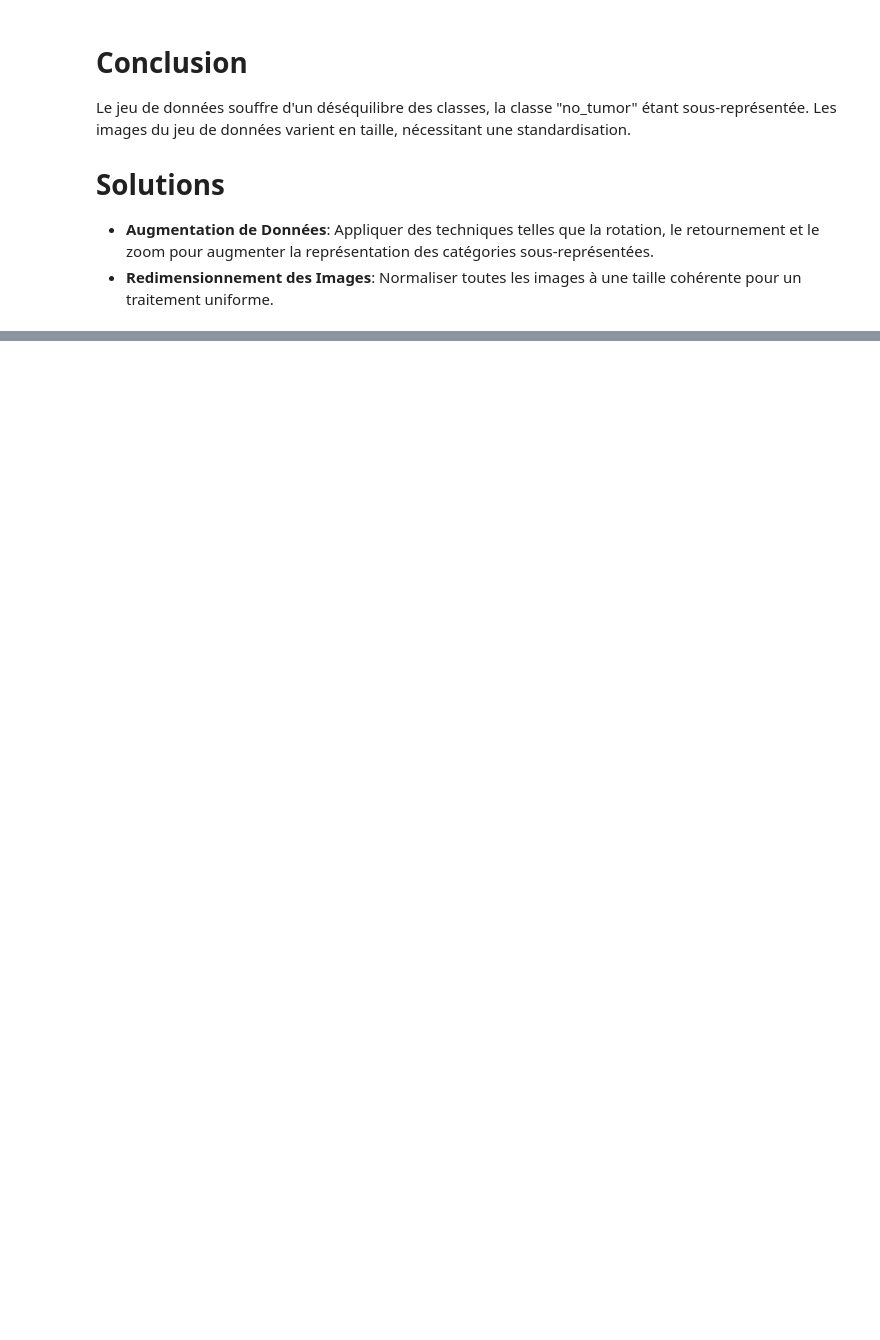
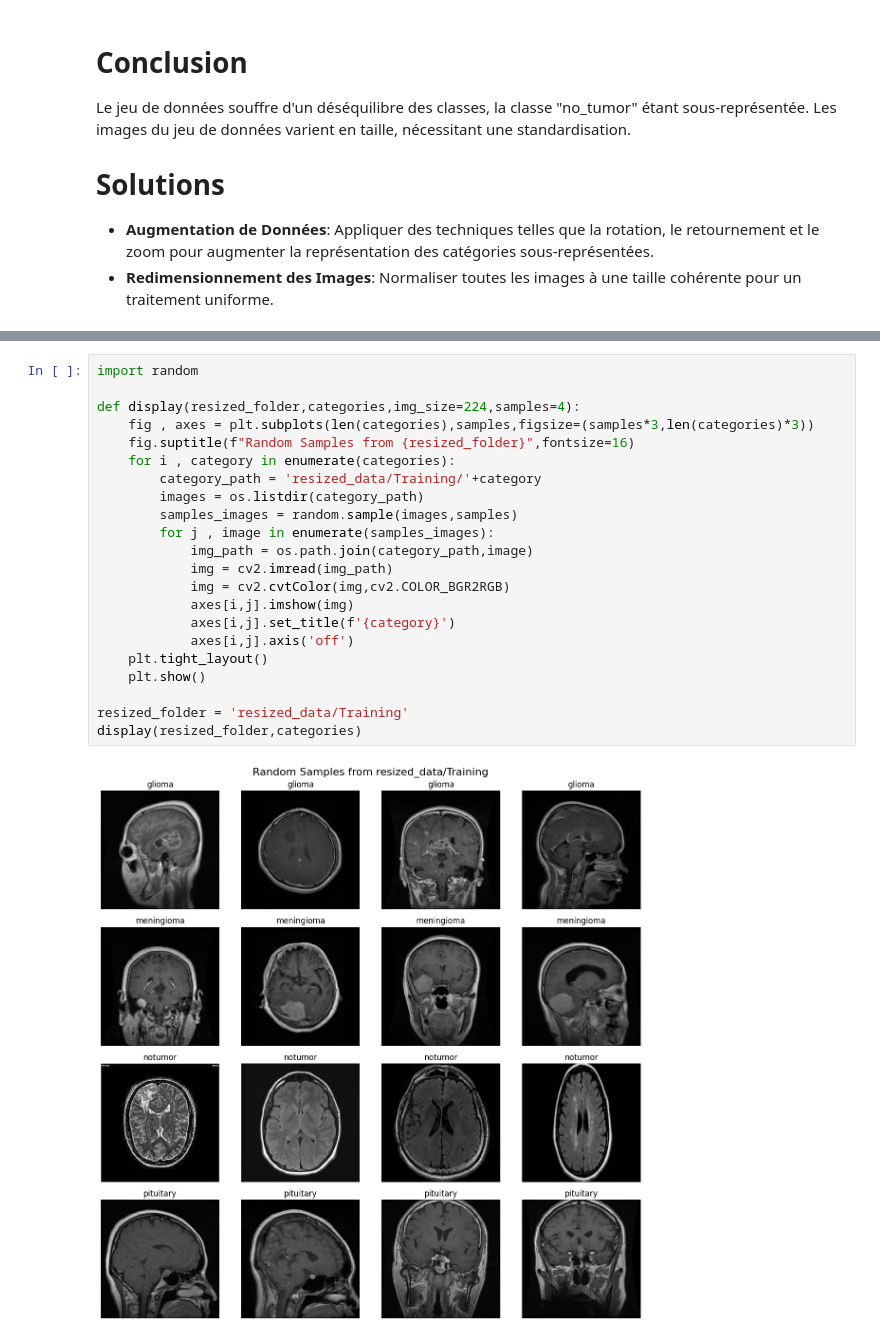
Before and after one commit to NamousNassim/DataMining_Project, a Jupyter notebook: notebooks/main.ipynb, the cells around one changed output, grey strips where cells are left out. Saved outputs shown, nothing was run; the diff lists cells and outputs as text; blank space fills up the shorter version.

```diff
--- a/notebooks/main.ipynb
+++ b/notebooks/main.ipynb
@@ -122,0 +174,24 @@ Les images du jeu de données varient en taille, nécessitant une standardisatio
+# %%
+import random
+
+def display(resized_folder,categories,img_size=224,samples=4):
+    fig , axes = plt.subplots(len(categories),samples,figsize=(samples*3,len(categories)*3))
+    fig.suptitle(f"Random Samples from {resized_folder}",fontsize=16)
+    for i , category in enumerate(categories):
+        category_path = 'resized_data/Training/'+category
+        images = os.listdir(category_path)
+        samples_images = random.sample(images,samples)
+        for j , image in enumerate(samples_images):
+            img_path = os.path.join(category_path,image)
+            img = cv2.imread(img_path)
+            img = cv2.cvtColor(img,cv2.COLOR_BGR2RGB)
+            axes[i,j].imshow(img)
+            axes[i,j].set_title(f'{category}')
+            axes[i,j].axis('off')
+    plt.tight_layout()
+    plt.show()
+
+resized_folder = 'resized_data/Training'
+display(resized_folder,categories)
+# %% [output]
+[figure, added]
```
Also changed, not shown: parts of 6 cells of this notebook, 1 other file.
